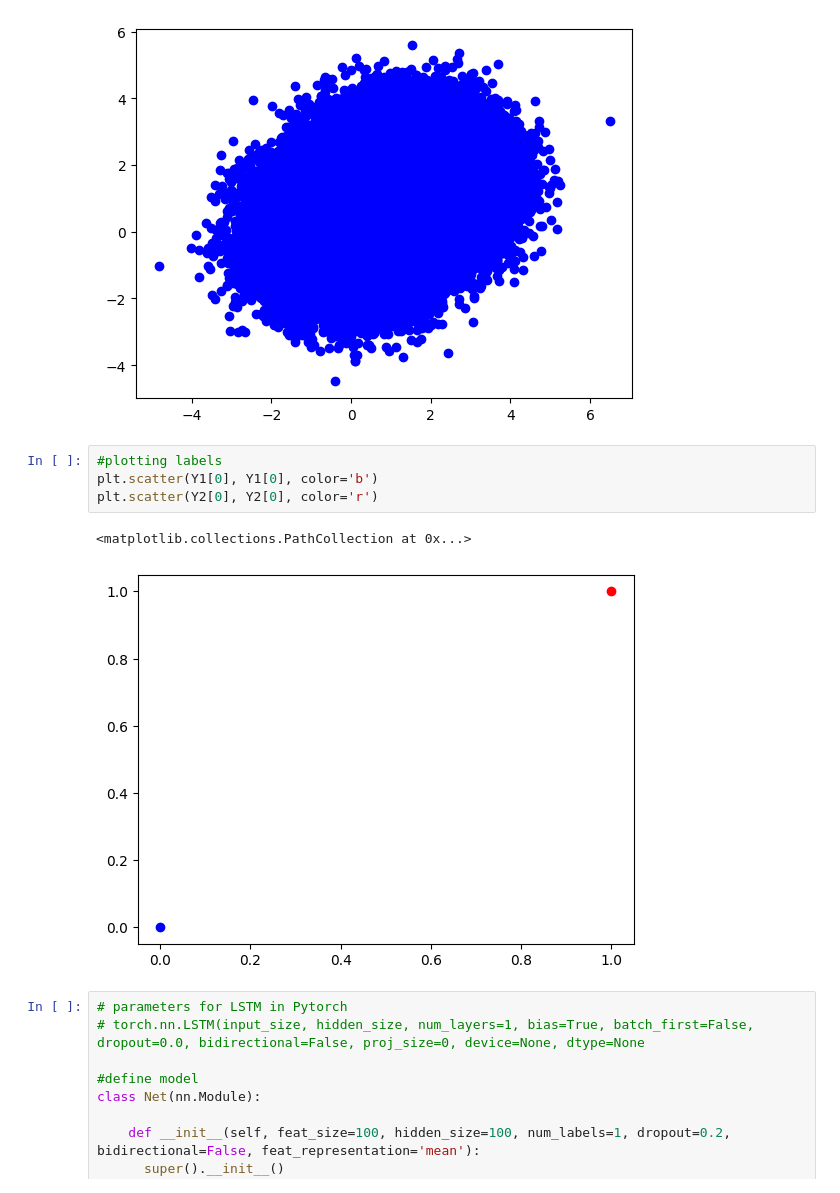
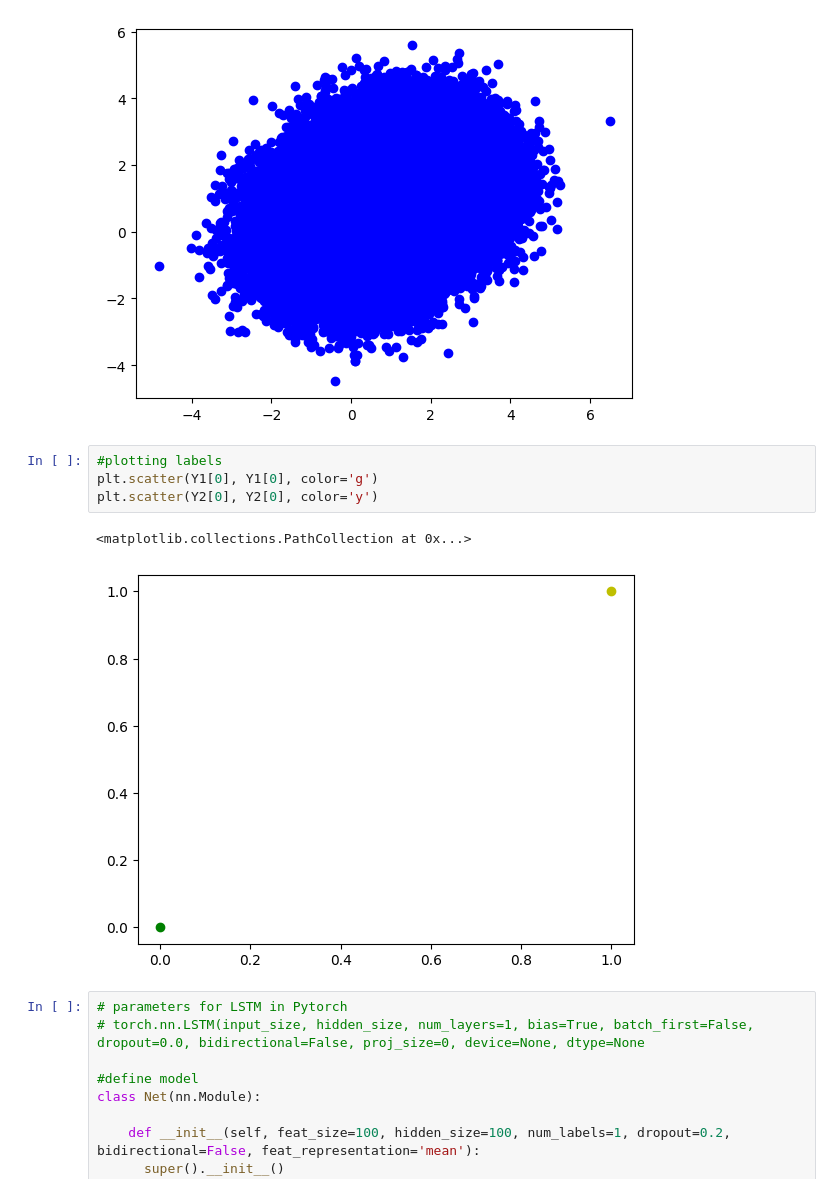
Before and after one commit to Saputoa21/Machine-Translation, a Jupyter notebook: Kopie_von_toy_lstm_pytorch_binaryclassifier_BasicsMT2025s.ipynb, the cells around one changed output. Cells and saved outputs as stored; diff of their text form.

```diff
--- a/Kopie_von_toy_lstm_pytorch_binaryclassifier_BasicsMT2025s.ipynb
+++ b/Kopie_von_toy_lstm_pytorch_binaryclassifier_BasicsMT2025s.ipynb
@@ -94,11 +94,11 @@ plt.scatter(X[:, 0], X[:, 1], color='b')
 [figure]
 # %%
 #plotting labels
-plt.scatter(Y1[0], Y1[0], color='b')
-plt.scatter(Y2[0], Y2[0], color='r')
+plt.scatter(Y1[0], Y1[0], color='g')
+plt.scatter(Y2[0], Y2[0], color='y')
 # %% [output]
 <matplotlib.collections.PathCollection at 0x...>
-[figure, old version]
+[figure, new version]
 # %%
 # parameters for LSTM in Pytorch
 # torch.nn.LSTM(input_size, hidden_size, num_layers=1, bias=True, batch_first=False, dropout=0.0, bidirectional=False, proj_size=0, device=None, dtype=None
```
Also changed, not shown: parts of 4 cells of this notebook.
